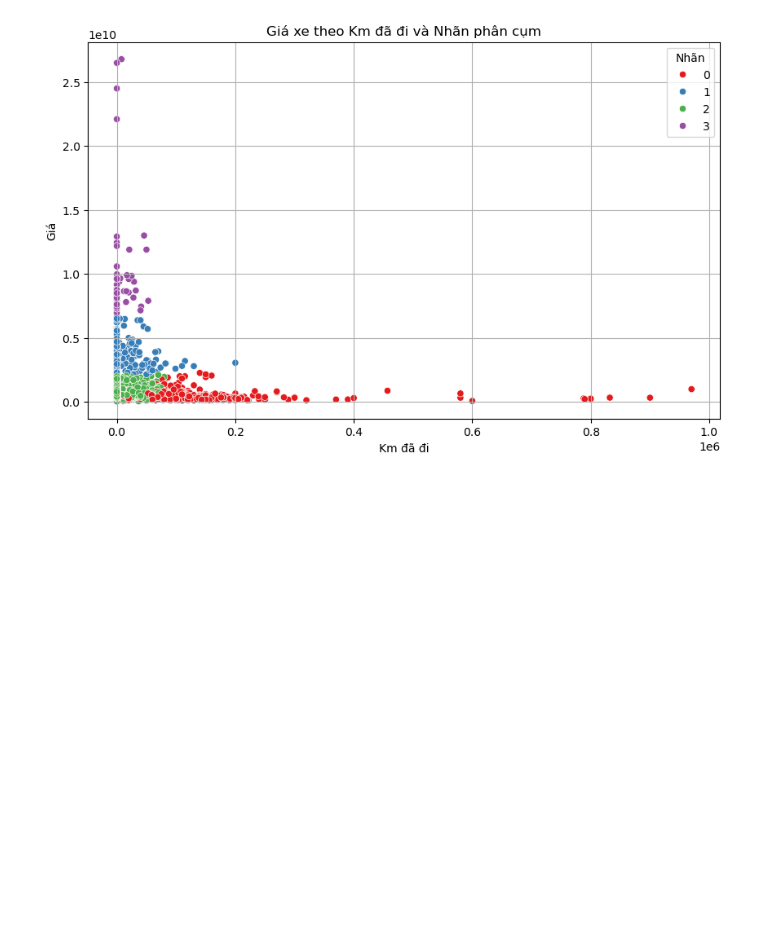
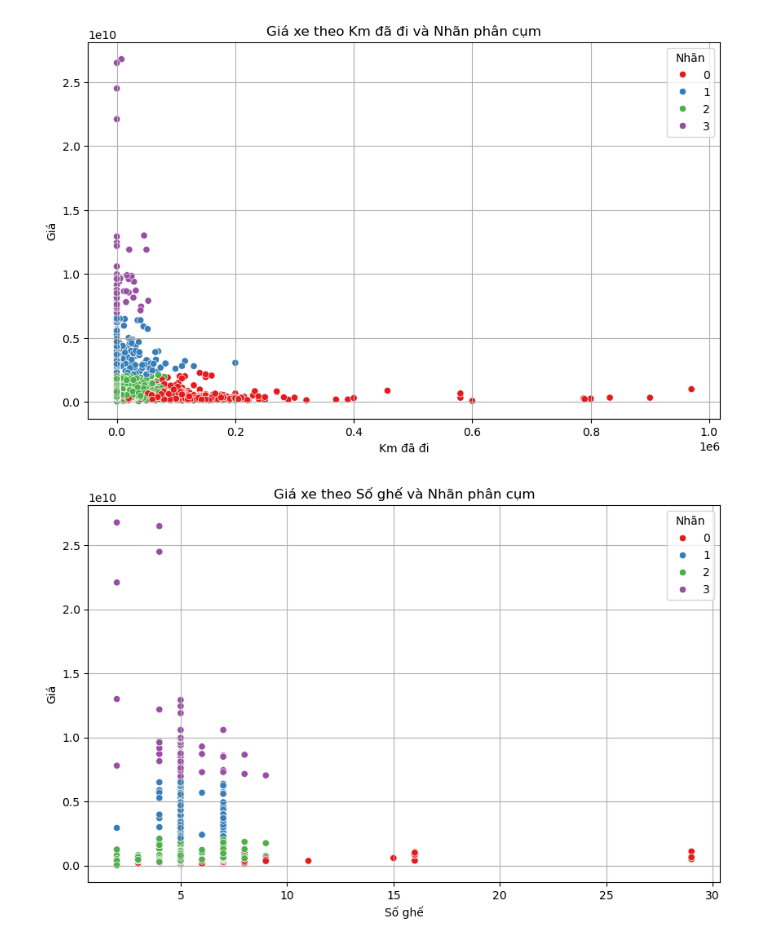
Before and after one commit to tawae/Car_Data_Analysis, a Jupyter notebook: BTL Chương 2+3+4.ipynb, the cells around one changed output. Drawn from its saved outputs; the diff is of its cells as text; code cells hidden in the pictures; blank space fills up the shorter version.

```diff
--- a/BTL Chương 2+3+4.ipynb
+++ b/BTL Chương 2+3+4.ipynb
@@ -381,7 +381,7 @@ Có 0 xe có Số ghế = 0
 df_cleaned.to_csv('car_data_cleaned.csv', index=False, encoding='utf-8-sig')
 # %%
 # 4. Phân tích ngoại lai (cho cột 'Giá')
-
+df_cleaned = pd.read_csv('car_data_cleaned.csv')
 # Lấy các cột số để phân tích
 numeric_cols = ['Giá', 'Số ghế', 'Năm SX', 'Km đã đi']
 data_numeric = df_cleaned[numeric_cols]
@@ -748,3 +746,11 @@ plt.grid()
 plt.show()
 # %% [output]
 [figure]
+# %%
+plt.figure(figsize=(10, 6))
+sns.scatterplot(x='Số ghế', y='Giá', hue='Nhãn', data=df_cleaned, palette='Set1')
+plt.title('Giá xe theo Số ghế và Nhãn phân cụm')
+plt.grid()
+plt.show()
+# %% [output]
+[figure, added]
```
Also changed, not shown: parts of 4 cells of this notebook.
